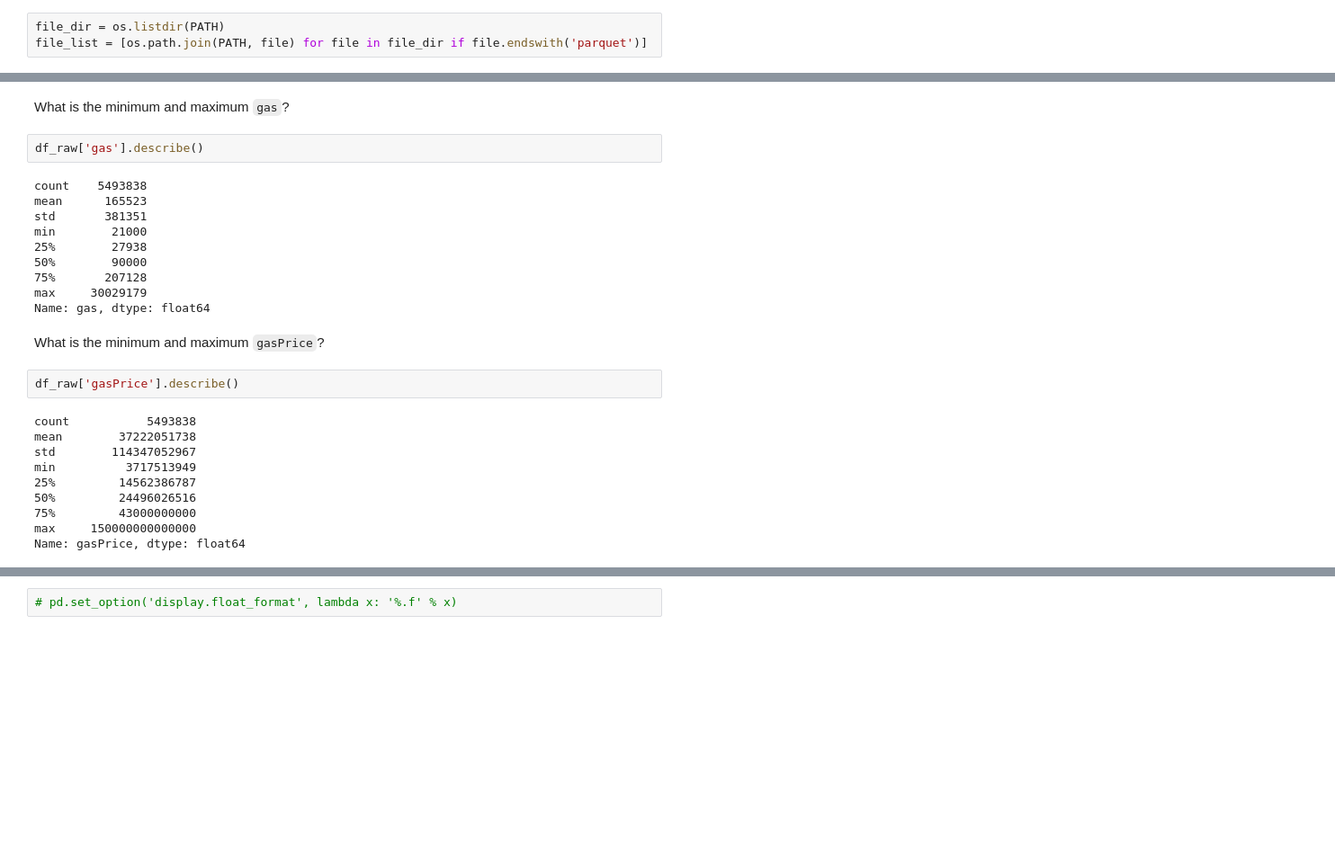
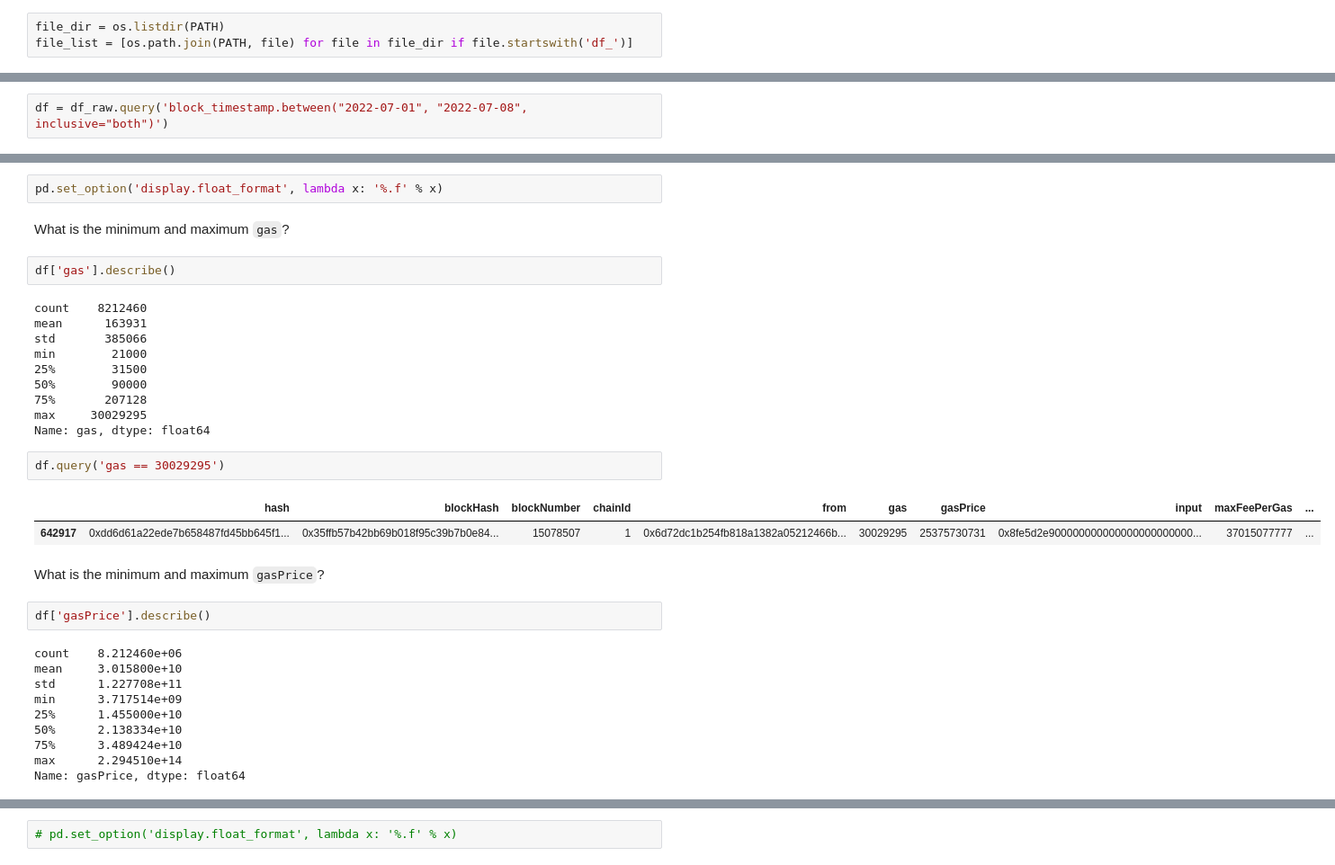
Before and after one commit to InterUniverse/blockchain, a Jupyter notebook: ethereum/nbs/ethereum_analysis.ipynb, the cells around one changed output, grey strips where cells are left out. Shown at 90% size. Saved outputs shown, nothing was run; the diff lists cells and outputs as text; blank space fills up the shorter version.

```diff
--- a/ethereum/nbs/ethereum_analysis.ipynb
+++ b/ethereum/nbs/ethereum_analysis.ipynb
@@ -17,4 +17,4 @@ pd.set_option('display.max_columns', 100, 'display.max_rows', 100, 'display.max_
 # pd.set_option('display.float_format', lambda x: '%.f' % x)
 # %%
 file_dir = os.listdir(PATH)
-file_list = [os.path.join(PATH, file) for file in file_dir if file.endswith('parquet')]
+file_list = [os.path.join(PATH, file) for file in file_dir if file.startswith('df_')]
@@ -51,3 +61,5 @@ memory usage: 843.5+ MB
+# %%
+df = df_raw.query('block_timestamp.between("2022-07-01", "2022-07-08", inclusive="both")')
 # %% [markdown]
 ## Data fields
 - `hash` - Hash of the transaction
@@ -159,29 +147,36 @@ Freq: D, dtype: int64
+# %%
+pd.set_option('display.float_format', lambda x: '%.f' % x)
 # %% [markdown]
 What is the minimum and maximum `gas`?
 # %%
-df_raw['gas'].describe()
+df['gas'].describe()
 # %% [output]
-count    5493838
-mean      165523
-std       381351
+count    8212460
+mean      163931
+std       385066
 min        21000
-25%        27938
+25%        31500
 50%        90000
 75%       207128
-max     30029179
+max     30029295
 Name: gas, dtype: float64
+# %%
+df.query('gas == 30029295')
+# %% [output]
+|  | hash | blockHash | blockNumber | chainId | from | gas | gasPrice | input | maxFeePerGas | ... |
+| 642917 | 0xdd6d61a22ede7b658487fd45bb645f1... | 0x35ffb57b42bb69b018f95c39b7b0e84... | 15078507 | 1 | 0x6d72dc1b254fb818a1382a05212466b... | 30029295 | 25375730731 | 0x8fe5d2e900000000000000000000000... | 37015077777 | ... |
 # %% [markdown]
 What is the minimum and maximum `gasPrice`?
 # %%
-df_raw['gasPrice'].describe()
+df['gasPrice'].describe()
 # %% [output]
-count           5493838
-mean        37222051738
-std        114347052967
-min          3717513949
-25%         14562386787
-50%         24496026516
-75%         43000000000
-max     150000000000000
+count    8.212460e+06
+mean     3.015800e+10
+std      1.227708e+11
+min      3.717514e+09
+25%      1.455000e+10
+50%      2.138334e+10
+75%      3.489424e+10
+max      2.294510e+14
 Name: gasPrice, dtype: float64
 # %%
```
Also changed, not shown: parts of 39 cells of this notebook, 1 other file.
